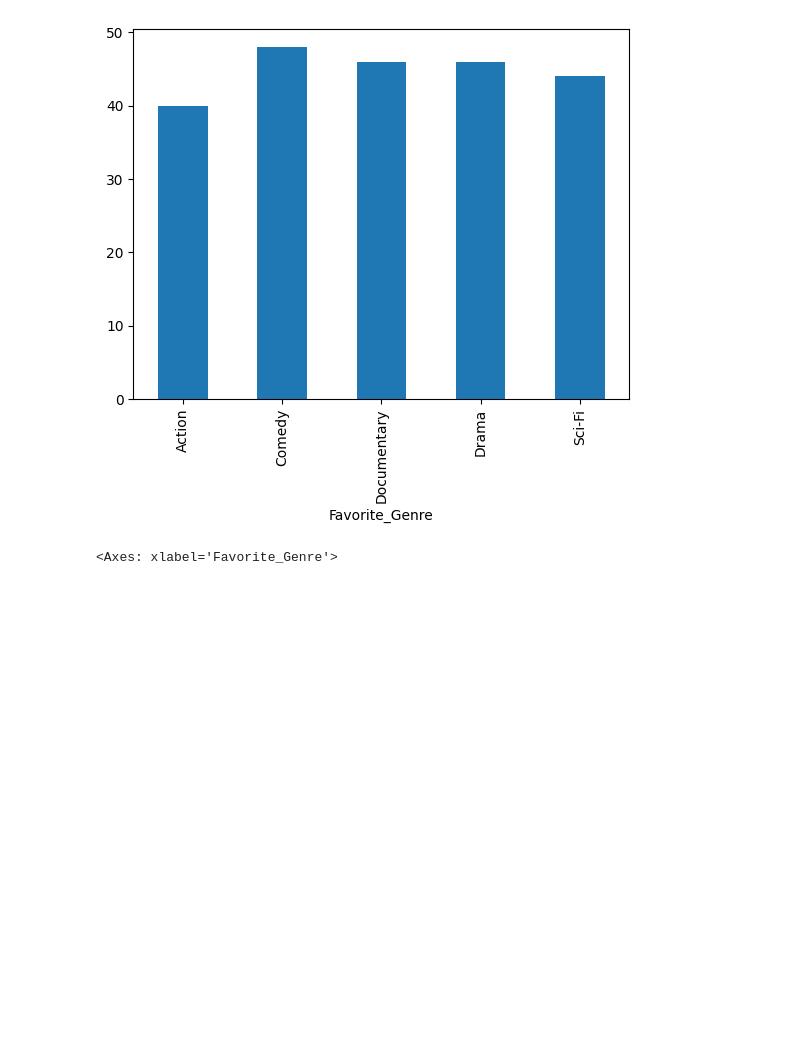
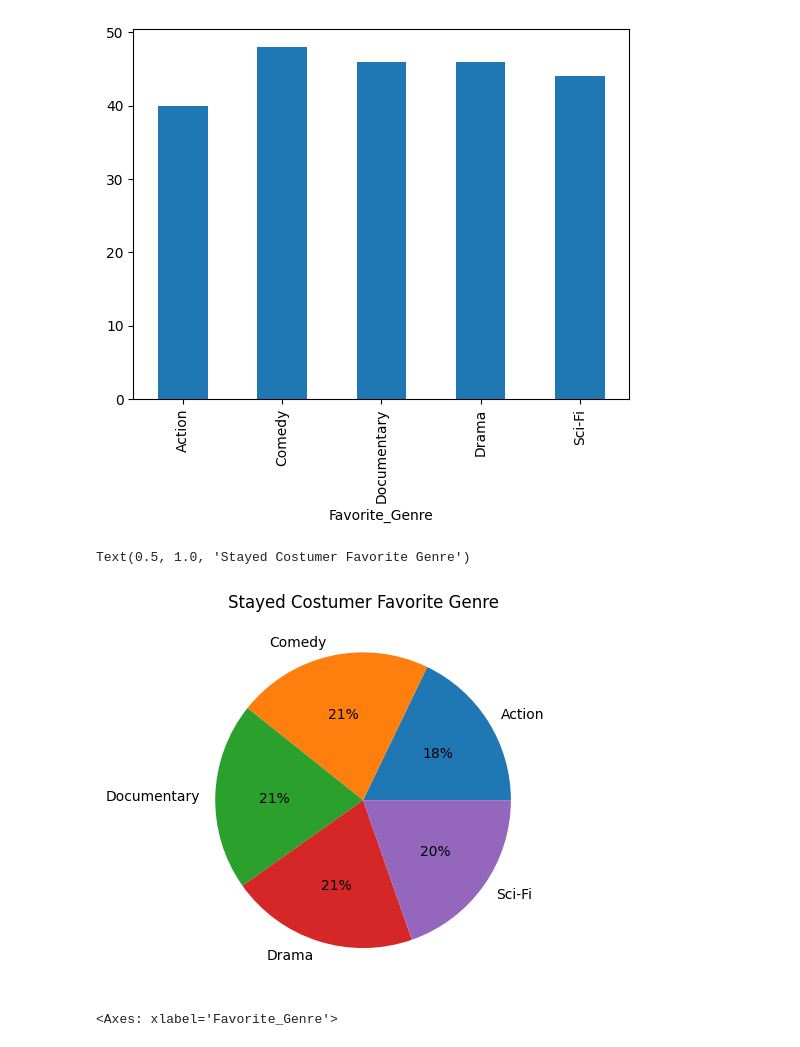
Before and after one commit to Tiffany-tianfei/StudyNotes, a Jupyter notebook: assignment-1.ipynb, the cells around one changed output. Saved outputs shown, nothing was run; the diff lists cells and outputs as text; code cells hidden in the pictures; blank space fills up the shorter version.

Commit message:
pie chart

```diff
--- a/assignment-1.ipynb
+++ b/assignment-1.ipynb
@@ -277,6 +301,12 @@ df_churned.groupby('Favorite_Genre').size().plot(kind='bar')
 # %% [output]
 <Axes: xlabel='Favorite_Genre'>
 [figure]
+# %%
+df_churned.groupby('Favorite_Genre').size().plot.pie(autopct='%1.0f%%')
+plt.title('Churned Costumer Favorite Genre')
+# %% [output]
+Text(0.5, 1.0, 'Stayed Costumer Favorite Genre')
+[figure, added]
 # %%
 df_stay.groupby('Favorite_Genre').size().plot(kind='bar')
 # %% [output]
```
Also changed, not shown: parts of 7 cells of this notebook.
